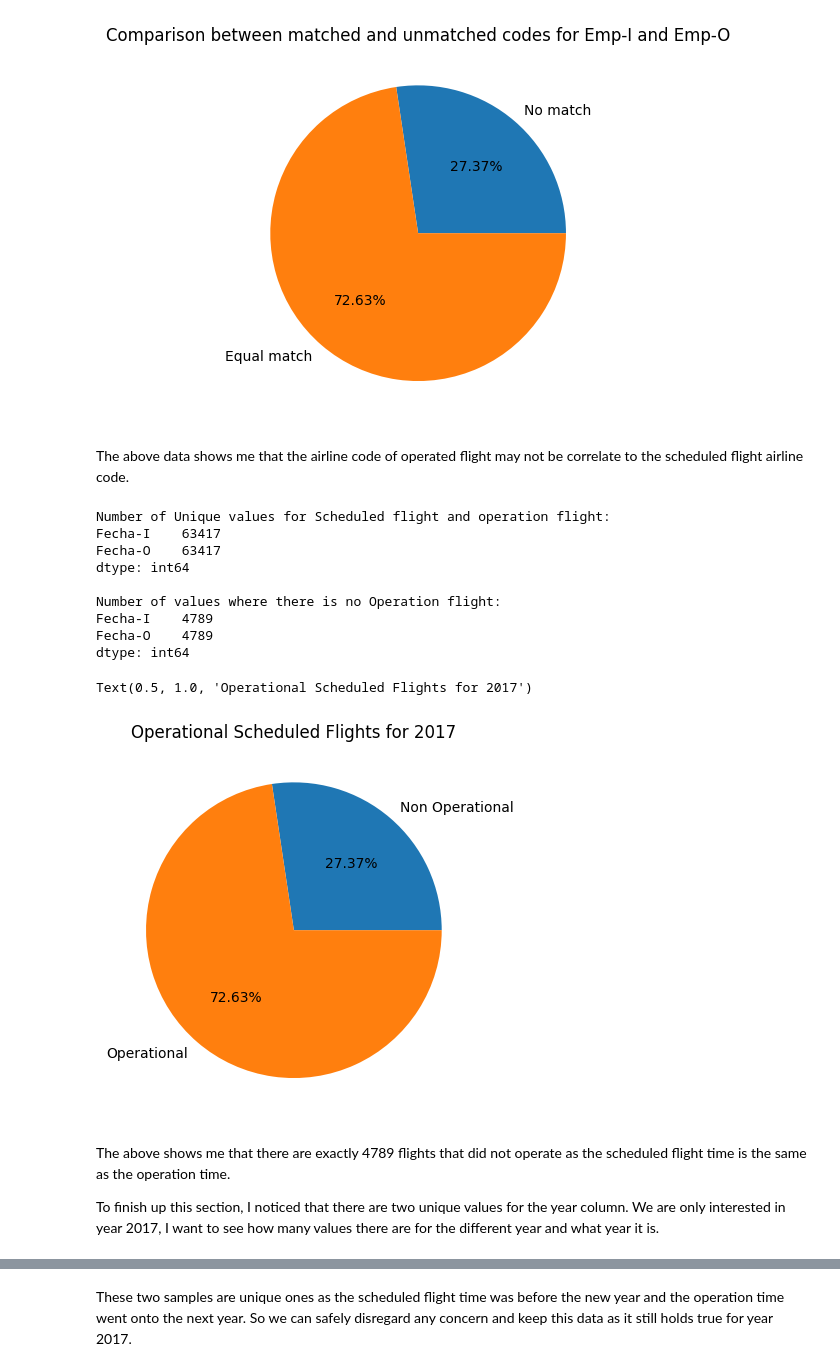
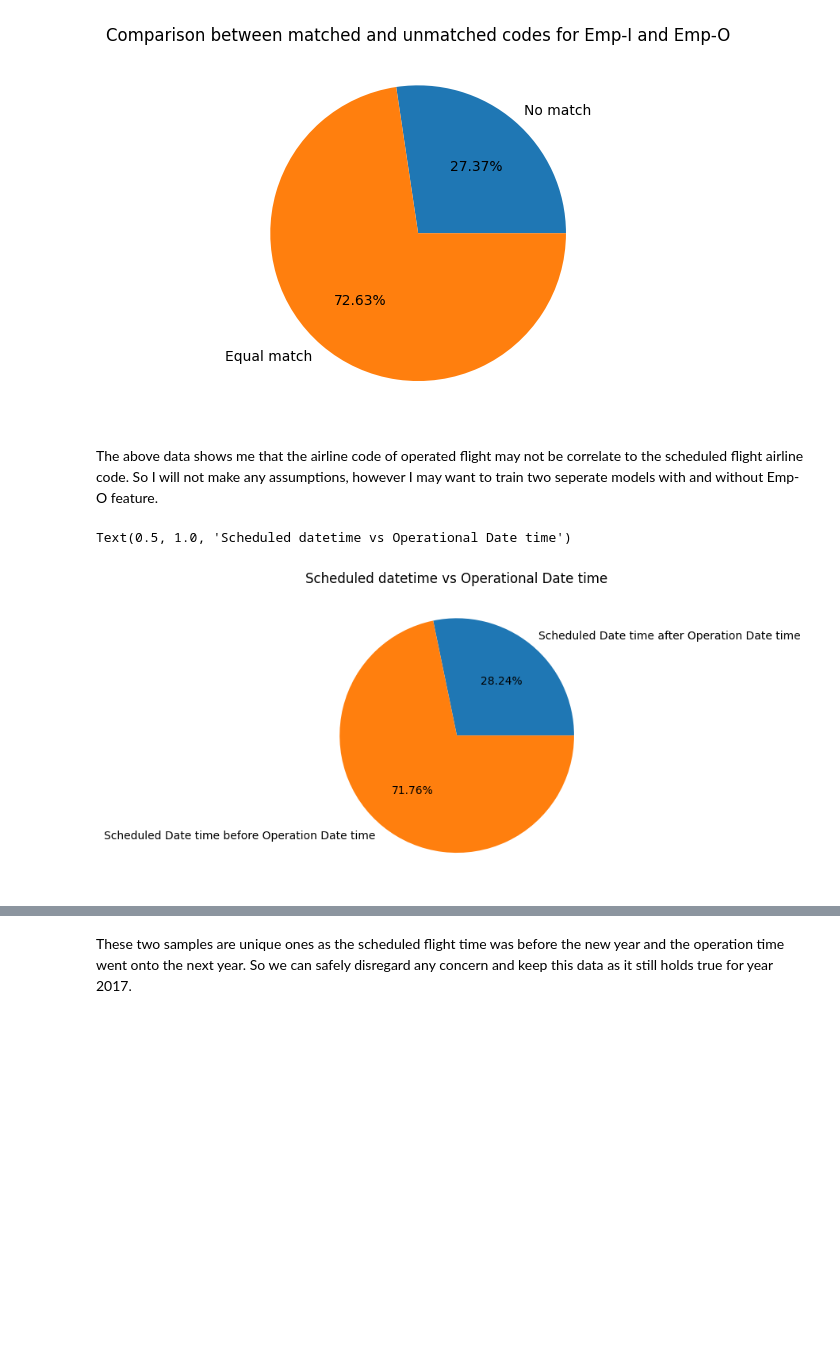
Before and after one commit to kevinmfreire/SCL_delays, a Jupyter notebook: notebook/solution.ipynb, the cells around one changed output, grey strips where cells are left out. Drawn from its saved outputs; the diff is of its cells as text; code cells hidden in the pictures; blank space fills up the shorter version.

```diff
--- a/notebook/solution.ipynb
+++ b/notebook/solution.ipynb
@@ -221,32 +239,16 @@ dtype: int64
 Text(0.5, 1.0, 'Comparison between matched and unmatched codes for Emp-I and Emp-O')
 [figure]
 # %% [markdown]
-The above data shows me that the airline code of operated flight may not be correlate to the scheduled flight airline code.
+The above data shows me that the airline code of operated flight may not be correlate to the scheduled flight airline code.  So I will not make any assumptions, however I may want to train two seperate models with and without Emp-O feature.
-# %%
-df_fecha = df[['Fecha-I', 'Fecha-O']]
-# df_fecha = df_fecha.drop_duplicates()
-df_fecha_unique = df_fecha[df_fecha['Fecha-I'] != df_fecha['Fecha-O']]
-df_fecha_equal = df_fecha[df_fecha['Fecha-I'] == df_fecha['Fecha-O']]
-unique_fecha = df_fecha_unique.count()
-equal_fecha = df_fecha_equal.count()
-print('Number of Unique values for Scheduled flight and operation flight:\n{}\n\nNumber of values where there is no Operation flight: \n{}'.format(unique_fecha, equal_fecha))
-
-comp_fecha = [unique_fecha['Fecha-I'], equal_fecha['Fecha-I']]
-plt.pie(comp_emp, labels=['Non Operational', 'Operational'], autopct='%1.2f%%')
-plt.title('Operational Scheduled Flights for 2017')
-# %% [output]
-Number of Unique values for Scheduled flight and operation flight:
-Fecha-I    63417
-Fecha-O    63417
-dtype: int64
-
-Number of values where there is no Operation flight:
-Fecha-I    4789
-Fecha-O    4789
-dtype: int64
-Text(0.5, 1.0, 'Operational Scheduled Flights for 2017')
-[figure, removed]
-# %% [markdown]
-The above shows me that there are exactly 4789 flights that did not operate as the scheduled flight time is the same as the operation time.
-
-To finish up this section, I noticed that there are two unique values for the year column.  We are only interested in year 2017, I want to see how many values there are for the different year and what year it is.
+# %%
+date_i = pd.to_datetime(df['Fecha-I'], format='%Y-%m-%d %H:%M:%S')
+date_o = pd.to_datetime(df['Fecha-O'], format='%Y-%m-%d %H:%M:%S')
+
+ahead_sched = (date_i>date_o).sum()
+norm_sched = (date_i<date_o).sum()
+
+plt.pie([ahead_sched, norm_sched], labels=['Scheduled Date time after Operation Date time', 'Scheduled Date time before Operation Date time'], autopct='%1.2f%%')
+plt.title('Scheduled datetime vs Operational Date time')
+# %% [output]
+Text(0.5, 1.0, 'Scheduled datetime vs Operational Date time')
+[figure, added]
```
Also changed, not shown: parts of 38 cells of this notebook, 2 other files.
